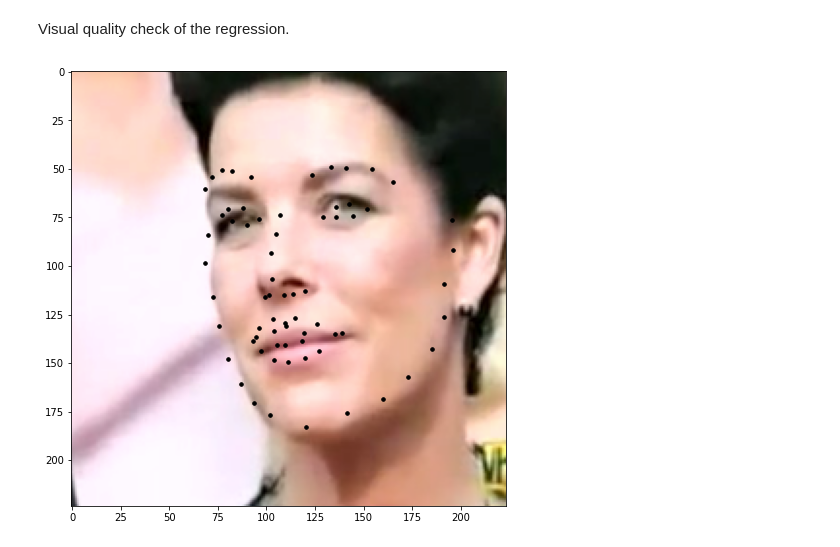
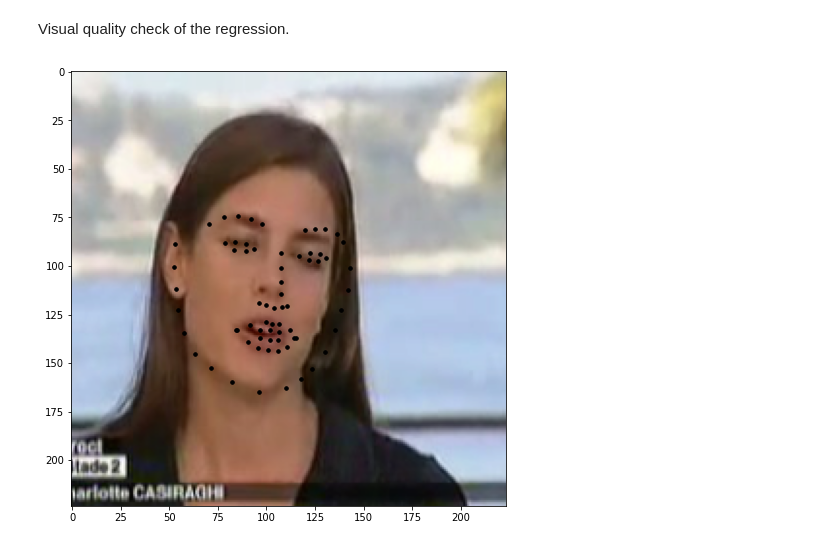
Before and after one commit to TheSameMan/facial-keypoint-detection, a Jupyter notebook: model_development.ipynb, the cells around one changed output. Cells and saved outputs as stored; diff of their text form; code cells hidden in the pictures.

```diff
--- a/model_development.ipynb
+++ b/model_development.ipynb
@@ -159,16 +150,17 @@ I have defined a way of loading the dataset and transforming data into preproces
 from os.path import join
 from torchvision.transforms import Compose
 from preprocessing import (KeypointDataset, Resized, CenterCropped, ToTensored,
-                           Normalized)
+                           Normalized, RandomHorizontalFlipped)
 from torch.utils.data import DataLoader
 
-tform = {'training': Compose([Resized(256),
-                              CenterCropped(224),
+tform = {'training': Compose([Resized((224, 224)),
+                              CenterCropped((224, 224)),
+                              # RandomHorizontalFlipped(0.5),
                               ToTensored(),
                               Normalized(kpts_mean=mean,
                                          kpts_std=std)
                              ]),
-         'test': Compose([Resized(256),
+         'test': Compose([Resized((224, 224)),
                           CenterCropped(224),
                           ToTensored(),
                           Normalized(kpts_mean=mean,
@@ -177,7 +169,7 @@ tform = {'training': Compose([Resized(256),
 root = './data'
 dataset = {x: KeypointDataset(join(root, x), tform[x]) for x in tform.keys()}
 loaders = {x: DataLoader(dataset[x],
-                         batch_size=64,
+                         batch_size=8,
                          shuffle=True,
                          num_workers=2,
                          pin_memory=True,
@@ -285,4 +304,15 @@ def train(model, loaders, criterion, optimizer, epochs):
+# %%
+from torch.optim import SGD
+from torch.nn import MSELoss, L1Loss, SmoothL1Loss
+from torch.optim.lr_scheduler import StepLR
+
+
+criterion = MSELoss()
+optimizer = SGD(model.parameters(), lr=0.1, momentum=0.9)
+scheduler = StepLR(optimizer, step_size=70, gamma=0.5)
 # %%
-epochs = 40
-train(model, loaders, criterion, optimizer, epochs)
+epochs = 80
+model = model.cuda()
+train(model, loaders, criterion, optimizer, epochs, scheduler)
+save(model.state_dict(), 'keypoints_detector.pt')
 # %% [output]
@@ -337,28 +367,27 @@ Visual quality check of the regression.
 # %%
 import numpy as np
 from PIL import Image
 
 
-pic, _ = loaders['test'].dataset.__getitem__(19)
+def to_denorm_img(pic, mean, std):
+    pic = np.transpose(pic, (1, 2, 0)).numpy() * std + mean
+    pic = (pic * 255).astype('uint8')
+    pic = Image.fromarray(pic)
+
+    return pic
+
+pic, _ = loaders['test'].dataset.__getitem__(105)
 model.eval()
 pic = pic.cpu()
 model = model.cpu()
 pred = model(pic.cpu().unsqueeze(0))
 
 pic_mean = (0.485, 0.456, 0.406)
 pic_std = (0.229, 0.224, 0.225)
 
-def to_denorm_img(pic, mean, std):
-    pic = np.transpose(pic, (1, 2, 0)).numpy() * std + mean
-    pic = (pic * 255).astype('uint8')
-    pic = Image.fromarray(pic)
-
-    return pic
-
-
 pic = to_denorm_img(pic, pic_mean, pic_std)
 pred = pred.squeeze(0).view(68, 2).detach().numpy()
 
 show_keypoints(pic, pred, mean=mean, std=std)
 # %% [output]
-[figure, old version]
+[figure, new version]
```
Also changed, not shown: parts of 17 cells of this notebook.
